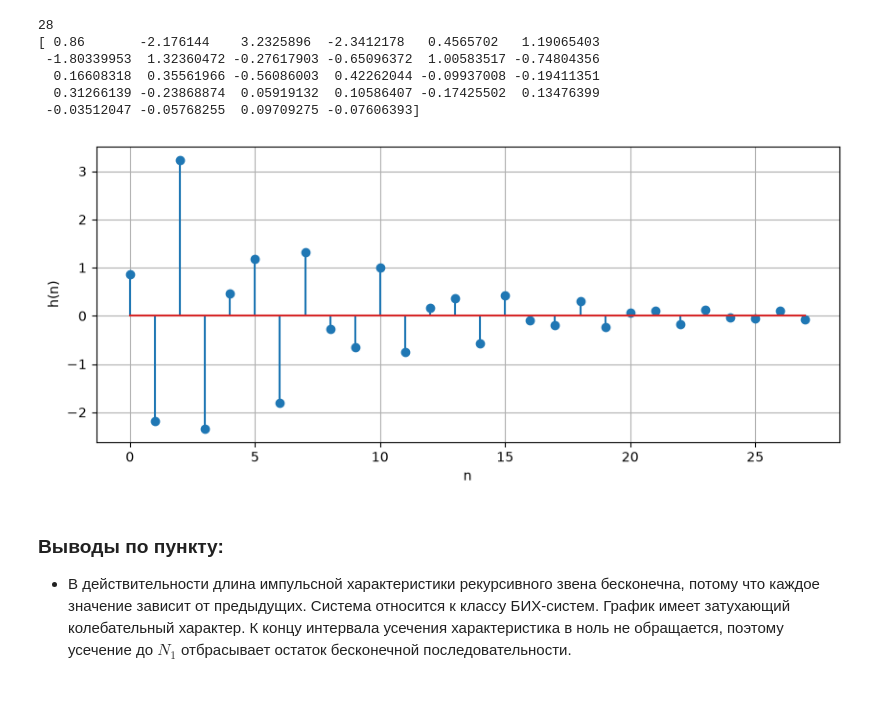
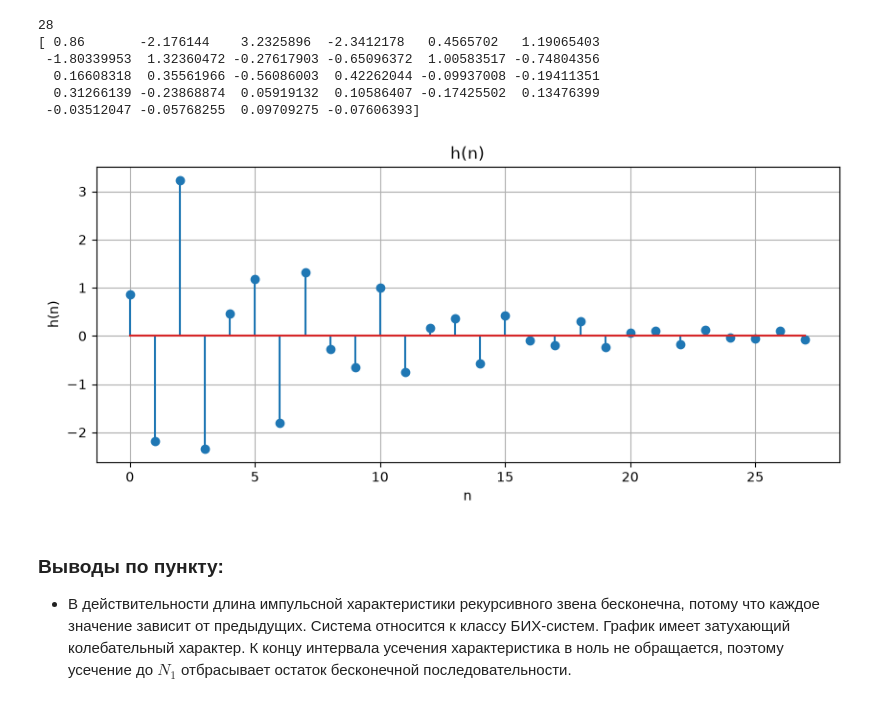
Before and after one commit to the-mvi/dsp-2026, a Jupyter notebook: 3384_Piankov_MF/task1.ipynb, the cells around one changed output. Drawn from its saved outputs; the diff is of its cells as text; code cells hidden in the pictures.

```diff
--- a/3384_Piankov_MF/task1.ipynb
+++ b/3384_Piankov_MF/task1.ipynb
@@ -173,13 +173,14 @@ print(h)
  -0.03512047 -0.05768255  0.09709275 -0.07606393]
 # %%
 plt.figure()
+plt.title("h(n)")
 plt.stem(range(len(h)), h)
 plt.xlabel("n")
 plt.ylabel("h(n)")
 plt.grid(True)
 plt.show()
 # %% [output]
-[figure, old version]
+[figure, new version]
 # %% [markdown]
 ### Выводы по пункту:
 * В действительности длина импульсной характеристики рекурсивного звена бесконечна, потому что каждое значение зависит от предыдущих. Система относится к классу БИХ-систем. График имеет затухающий колебательный характер. К концу интервала усечения характеристика в ноль не обращается, поэтому усечение до $N_1$ отбрасывает остаток бесконечной последовательности.
```
Also changed, not shown: parts of 11 cells of this notebook.
